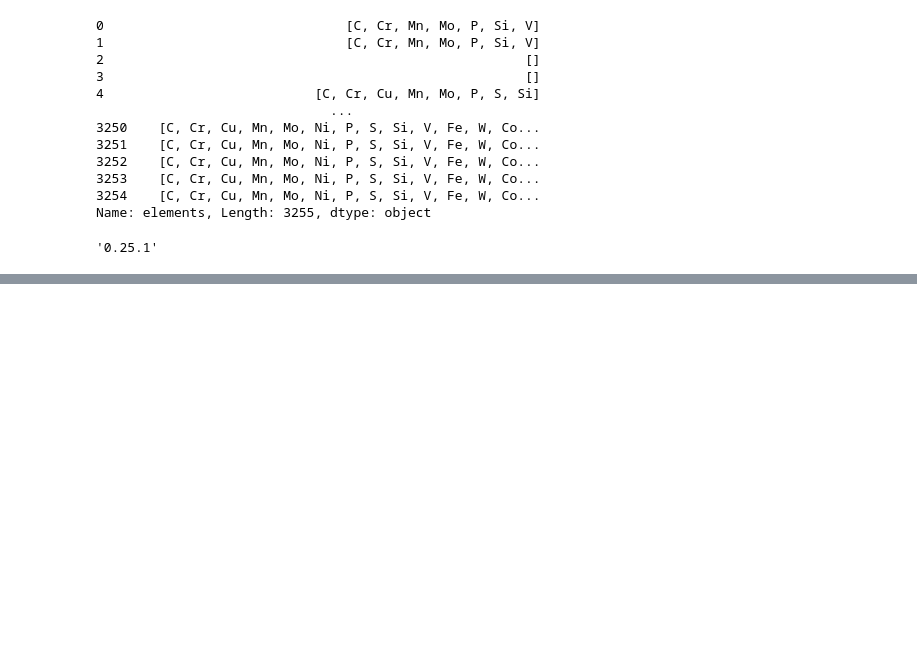
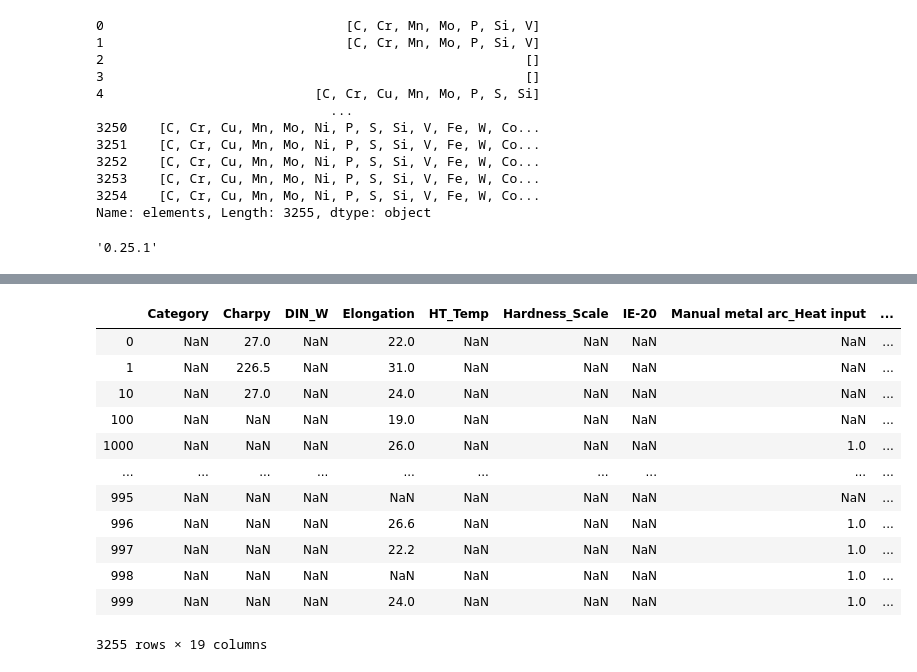
Before and after one commit to PrasannS/WeldingAnalysis, a Jupyter notebook: analysis.ipynb, the cells around one changed output, grey strips where cells are left out. Drawn from its saved outputs; the diff is of its cells as text; code cells hidden in the pictures; blank space fills up the shorter version.

```diff
--- a/analysis.ipynb
+++ b/analysis.ipynb
@@ -268,0 +345,19 @@ Index(['Charpy', 'Elongation', 'Tensile', 'Yield', 'aws', 'conformances',
+# %%
+#tmp_df = tmp_df.drop(columns={'ind', 'Others'})
+tmp_df = tmp_df.drop(columns={'extr'})
+# %%
+tmp_df
+# %% [output]
+|  | Category | Charpy | DIN_W | Elongation | HT_Temp | Hardness_Scale | IE-20 | Manual metal arc_Heat input | ... |
+| 0 | NaN | 27.0 | NaN | 22.0 | NaN | NaN | NaN | NaN | ... |
+| 1 | NaN | 226.5 | NaN | 31.0 | NaN | NaN | NaN | NaN | ... |
+| 10 | NaN | 27.0 | NaN | 24.0 | NaN | NaN | NaN | NaN | ... |
+| 100 | NaN | NaN | NaN | 19.0 | NaN | NaN | NaN | NaN | ... |
+| 1000 | NaN | NaN | NaN | 26.0 | NaN | NaN | NaN | 1.0 | ... |
+| ... | ... | ... | ... | ... | ... | ... | ... | ... | ... |
+| 995 | NaN | NaN | NaN | NaN | NaN | NaN | NaN | NaN | ... |
+| 996 | NaN | NaN | NaN | 26.6 | NaN | NaN | NaN | 1.0 | ... |
+| 997 | NaN | NaN | NaN | 22.2 | NaN | NaN | NaN | 1.0 | ... |
+| 998 | NaN | NaN | NaN | NaN | NaN | NaN | NaN | 1.0 | ... |
+| 999 | NaN | NaN | NaN | 24.0 | NaN | NaN | NaN | 1.0 | ... |
+3255 rows × 19 columns
```
Also changed, not shown: parts of 29 cells of this notebook.
